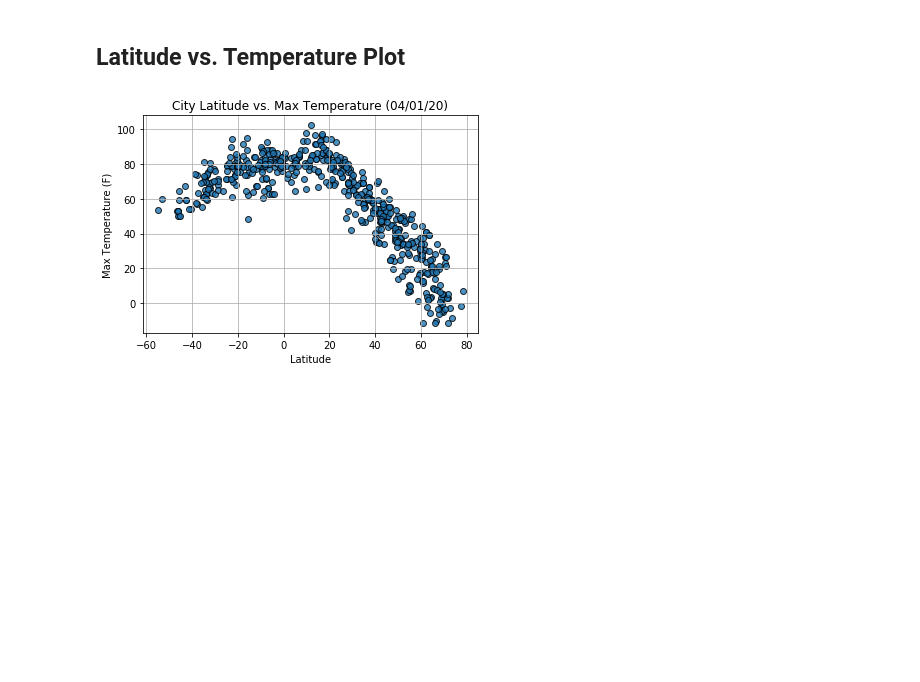
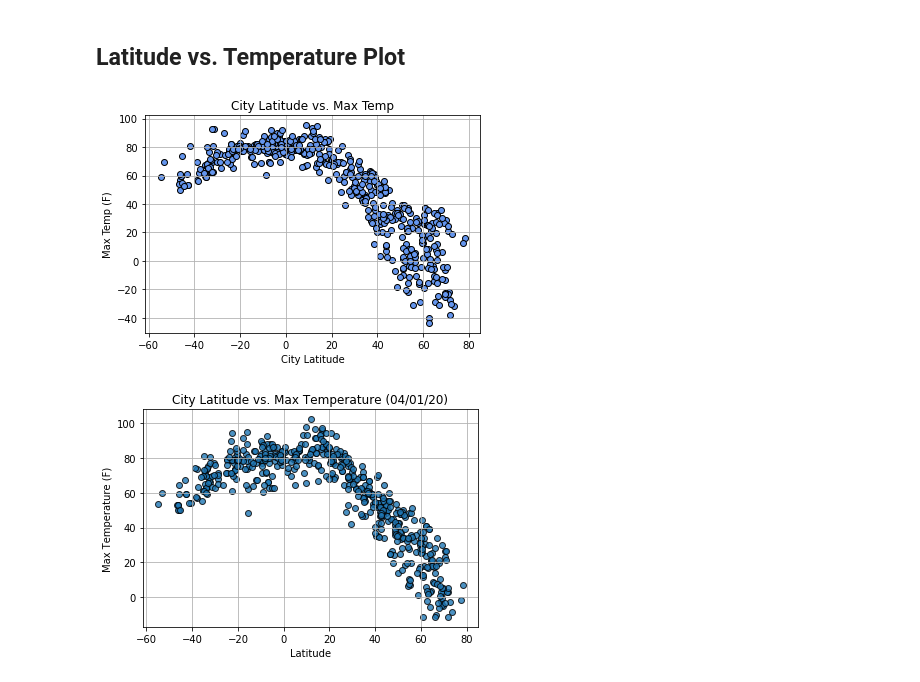
Before and after one commit to kunaual/Python-APIs, a Jupyter notebook: WeatherPy/WeatherPy.ipynb, the cells around one changed output. Saved outputs shown, nothing was run; the diff lists cells and outputs as text; code cells hidden in the pictures; blank space fills up the shorter version.

Commit message:
scatter plots for all cities done

```diff
--- a/WeatherPy/WeatherPy.ipynb
+++ b/WeatherPy/WeatherPy.ipynb
@@ -212,6 +277,19 @@ Int64Index([], dtype='int64')
 * Save the plotted figures as .pngs.
 # %% [markdown]
 ## Latitude vs. Temperature Plot
+# %%
+cityLats = city_df.Lat
+cityMaxTemps = city_df.Max_Temp
+plt.scatter(cityLats,cityMaxTemps,marker="o",edgecolors="black", facecolors="cornflowerblue")
+plt.title("City Latitude vs. Max Temp")
+plt.xlabel("City Latitude")
+plt.ylabel("Max Temp (F)")
+plt.grid(True)
+#plt.xlim(14, 26)
+#plt.ylim(34, 47)
+plt.show()
+# %% [output]
+[figure, added]
 # %%
 # %% [output]
 [figure]
```
Also changed, not shown: parts of 13 cells of this notebook, 1 other file.
